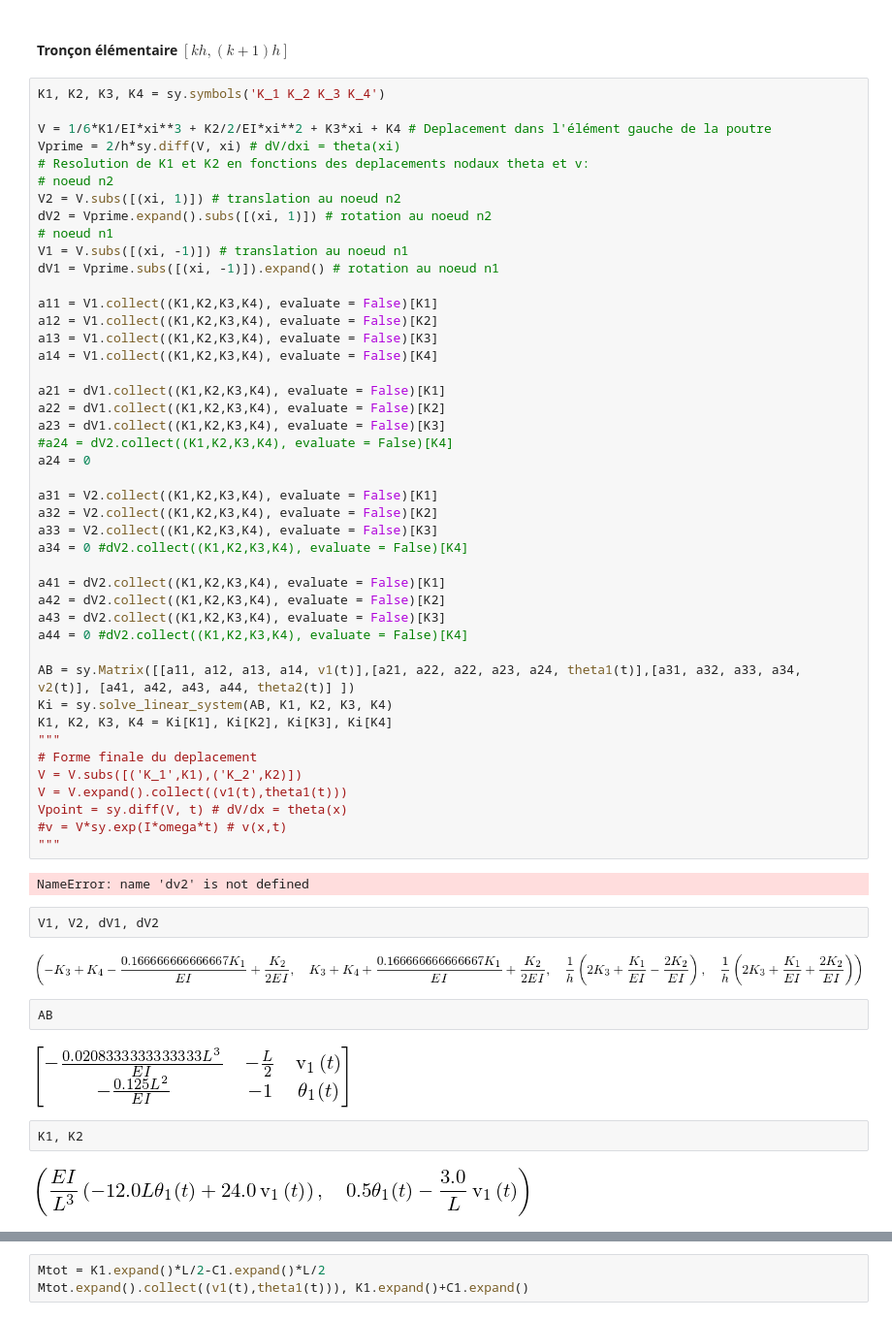
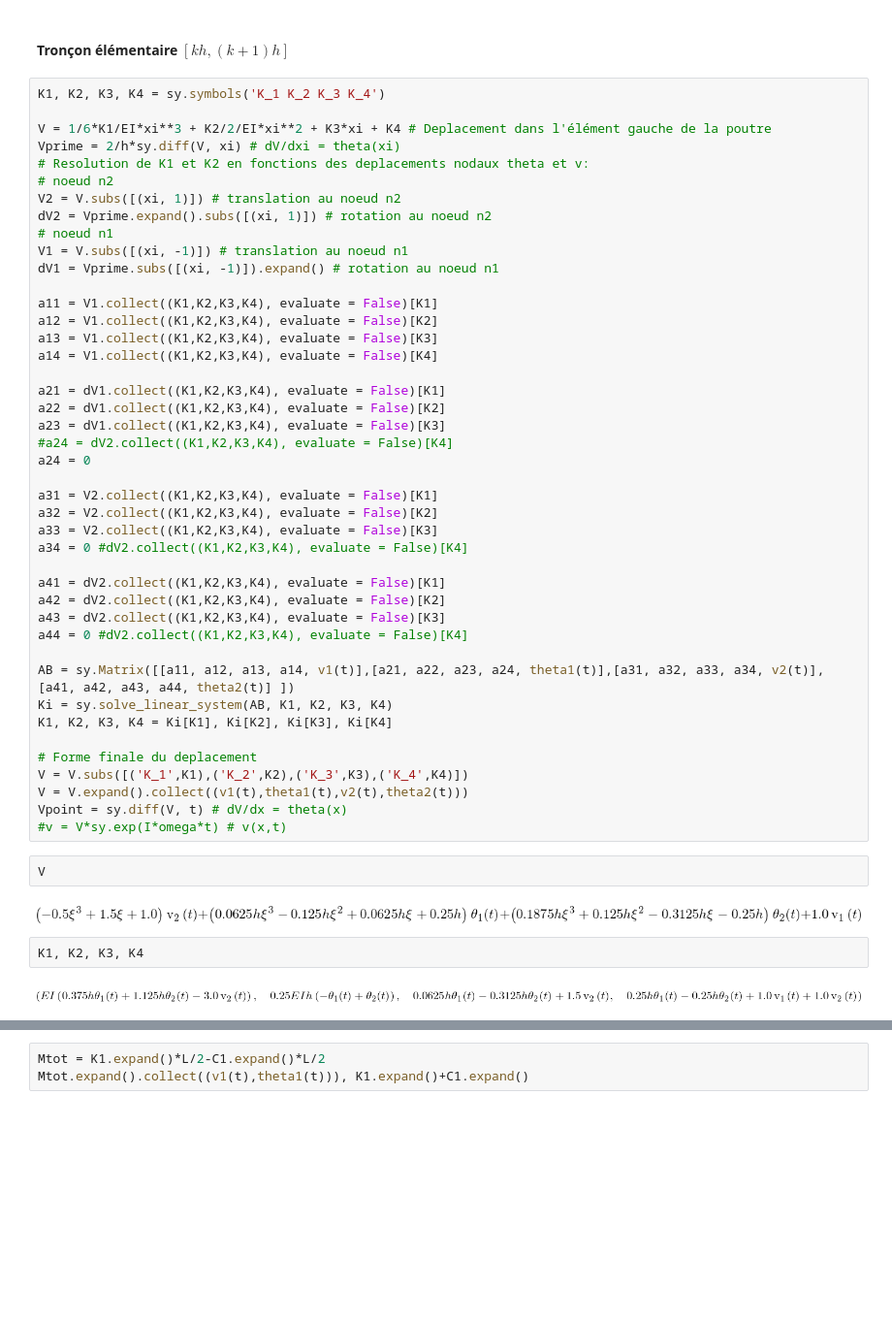
Before and after one commit to JohnMada/dm2vibration, a Jupyter notebook: codes/dm2_nddl_symb.ipynb, the cells around one changed output, grey strips where cells are left out. Shown at 97% size. Saved outputs shown, nothing was run; the diff lists cells and outputs as text; blank space fills up the shorter version.

```diff
--- a/codes/dm2_nddl_symb.ipynb
+++ b/codes/dm2_nddl_symb.ipynb
@@ -82,27 +82,20 @@ a42 = dV2.collect((K1,K2,K3,K4), evaluate = False)[K2]
 a43 = dV2.collect((K1,K2,K3,K4), evaluate = False)[K3]
 a44 = 0 #dV2.collect((K1,K2,K3,K4), evaluate = False)[K4]
 
-AB = sy.Matrix([[a11, a12, a13, a14, v1(t)],[a21, a22, a22, a23, a24, theta1(t)],[a31, a32, a33, a34, v2(t)], [a41, a42, a43, a44, theta2(t)] ])
+AB = sy.Matrix([[a11, a12, a13, a14, v1(t)],[a21, a22, a23, a24, theta1(t)],[a31, a32, a33, a34, v2(t)], [a41, a42, a43, a44, theta2(t)] ])
 Ki = sy.solve_linear_system(AB, K1, K2, K3, K4)
 K1, K2, K3, K4 = Ki[K1], Ki[K2], Ki[K3], Ki[K4]
-"""
+
 # Forme finale du deplacement
-V = V.subs([('K_1',K1),('K_2',K2)])
-V = V.expand().collect((v1(t),theta1(t)))
+V = V.subs([('K_1',K1),('K_2',K2),('K_3',K3),('K_4',K4)])
+V = V.expand().collect((v1(t),theta1(t),v2(t),theta2(t)))
 Vpoint = sy.diff(V, t) # dV/dx = theta(x)
 #v = V*sy.exp(I*omega*t) # v(x,t)
-"""
-# %% [output]
-NameError: name 'dv2' is not defined
-# %%
-V1, V2, dV1, dV2
-# %% [output]
-[figure, removed]
-# %%
-AB
-# %% [output]
-[figure, removed]
+# %%
+V
+# %% [output]
+[figure, added]
 # %%
-K1, K2
+K1, K2, K3, K4
 # %% [output]
-[figure, old version]
+[figure, new version]
```
Also changed, not shown: parts of 2 cells of this notebook.
